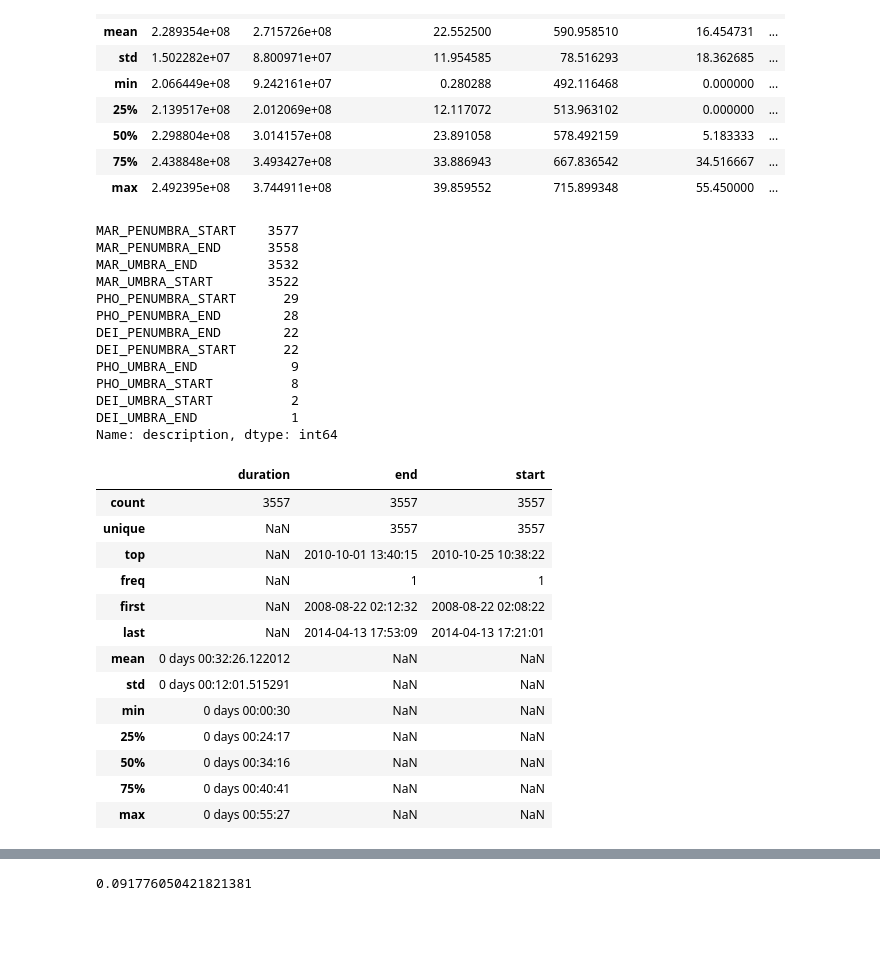
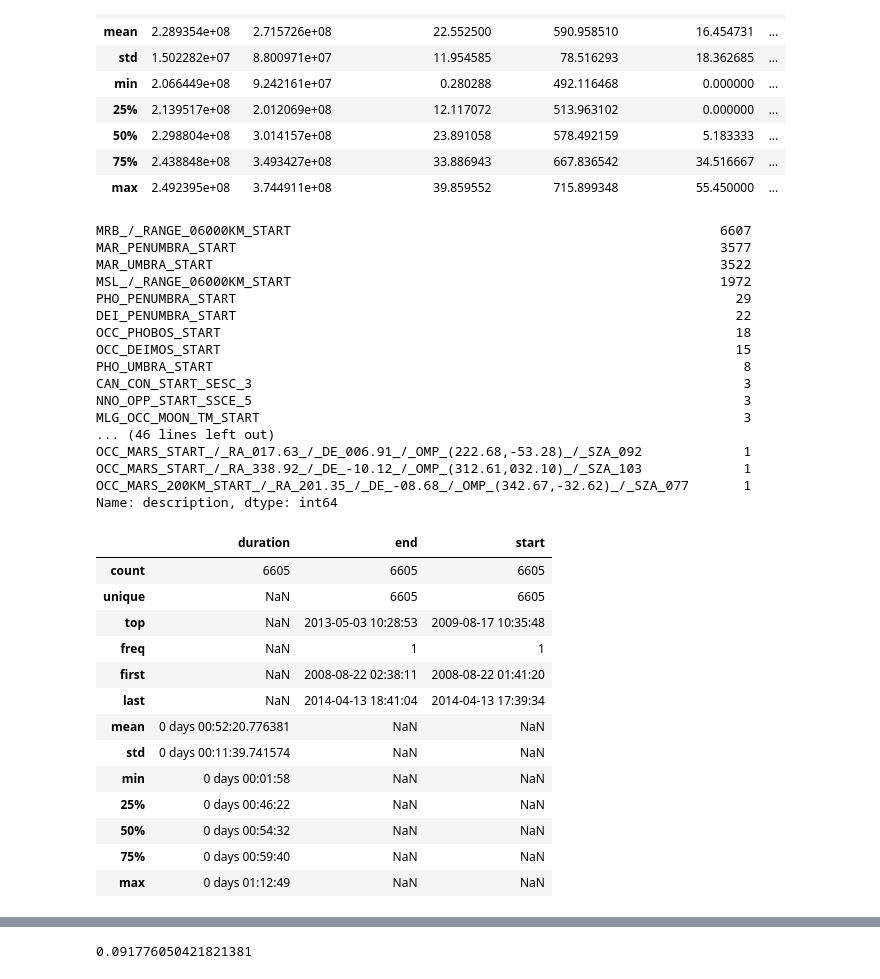
Before and after one commit to ktrnka/mars-express, a Jupyter notebook: experiments.ipynb, the cells around one changed output, grey strips where cells are left out. Saved outputs shown, nothing was run; the diff lists cells and outputs as text; code cells hidden in the pictures; blank space fills up the shorter version.

```diff
--- a/experiments.ipynb
+++ b/experiments.ipynb
@@ -47,20 +47,24 @@ longterm_data.describe()
 | max | 2.492395e+08 | 3.744911e+08 | 39.859552 | 715.899348 | 55.450000 | ... |
 # %%
 event_data = load_files(find_files(path, "evtf"))
-event_data[event_data.description.str.contains("UMBRA")].description.value_counts()
+event_data[event_data.description.str.contains("_START")].description.value_counts()
 # %% [output]
-MAR_PENUMBRA_START    3577
-MAR_PENUMBRA_END      3558
-MAR_UMBRA_END         3532
-MAR_UMBRA_START       3522
-PHO_PENUMBRA_START      29
-PHO_PENUMBRA_END        28
-DEI_PENUMBRA_END        22
-DEI_PENUMBRA_START      22
-PHO_UMBRA_END            9
-PHO_UMBRA_START          8
-DEI_UMBRA_START          2
-DEI_UMBRA_END            1
+MRB_/_RANGE_06000KM_START                                                       6607
+MAR_PENUMBRA_START                                                              3577
+MAR_UMBRA_START                                                                 3522
+MSL_/_RANGE_06000KM_START                                                       1972
+PHO_PENUMBRA_START                                                                29
+DEI_PENUMBRA_START                                                                22
+OCC_PHOBOS_START                                                                  18
+OCC_DEIMOS_START                                                                  15
+PHO_UMBRA_START                                                                    8
+CAN_CON_START_SESC_3                                                               3
+NNO_OPP_START_SSCE_5                                                               3
+MLG_OCC_MOON_TM_START                                                              3
+... (46 lines left out)
+OCC_MARS_START_/_RA_017.63_/_DE_006.91_/_OMP_(222.68,-53.28)_/_SZA_092             1
+OCC_MARS_START_/_RA_338.92_/_DE_-10.12_/_OMP_(312.61,032.10)_/_SZA_103             1
+OCC_MARS_200KM_START_/_RA_201.35_/_DE_-08.68_/_OMP_(342.67,-32.62)_/_SZA_077       1
 Name: description, dtype: int64
 # %%
 def get_event_ranges(event_data, event_prefix):
@@ -76,20 +80,20 @@ def get_event_ranges(event_data, event_prefix):
             current_start = None
     return event_ranges
 # %%
-pandas.DataFrame(get_event_ranges(event_data, "MAR_PENUMBRA")).describe()
+pandas.DataFrame(get_event_ranges(event_data, "MRB_/_RANGE_06000KM")).describe()
 # %% [output]
 |  | duration | end | start |
-| count | 3557 | 3557 | 3557 |
-| unique | NaN | 3557 | 3557 |
-| top | NaN | 2010-10-01 13:40:15 | 2010-10-25 10:38:22 |
+| count | 6605 | 6605 | 6605 |
+| unique | NaN | 6605 | 6605 |
+| top | NaN | 2013-05-03 10:28:53 | 2009-08-17 10:35:48 |
 | freq | NaN | 1 | 1 |
-| first | NaN | 2008-08-22 02:12:32 | 2008-08-22 02:08:22 |
-| last | NaN | 2014-04-13 17:53:09 | 2014-04-13 17:21:01 |
-| mean | 0 days 00:32:26.122012 | NaN | NaN |
-| std | 0 days 00:12:01.515291 | NaN | NaN |
-| min | 0 days 00:00:30 | NaN | NaN |
-| 25% | 0 days 00:24:17 | NaN | NaN |
-| 50% | 0 days 00:34:16 | NaN | NaN |
-| 75% | 0 days 00:40:41 | NaN | NaN |
-| max | 0 days 00:55:27 | NaN | NaN |
+| first | NaN | 2008-08-22 02:38:11 | 2008-08-22 01:41:20 |
+| last | NaN | 2014-04-13 18:41:04 | 2014-04-13 17:39:34 |
+| mean | 0 days 00:52:20.776381 | NaN | NaN |
+| std | 0 days 00:11:39.741574 | NaN | NaN |
+| min | 0 days 00:01:58 | NaN | NaN |
+| 25% | 0 days 00:46:22 | NaN | NaN |
+| 50% | 0 days 00:54:32 | NaN | NaN |
+| 75% | 0 days 00:59:40 | NaN | NaN |
+| max | 0 days 01:12:49 | NaN | NaN |
 # %%
```
Also changed, not shown: parts of 5 cells of this notebook, 3 other files.
